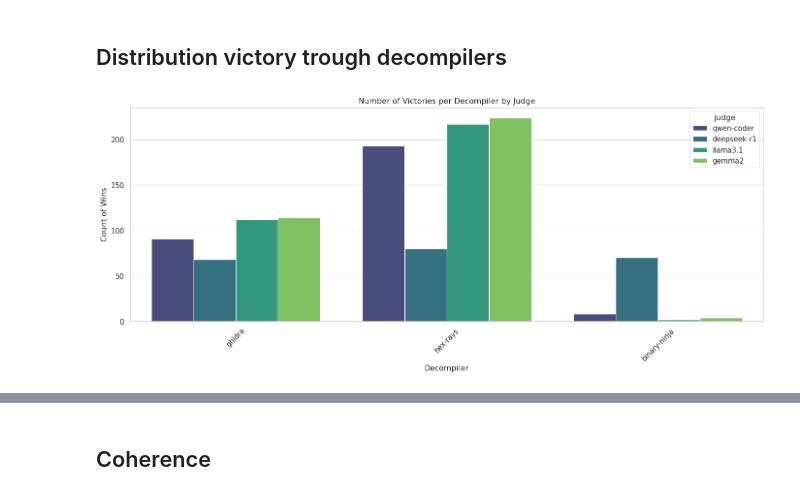
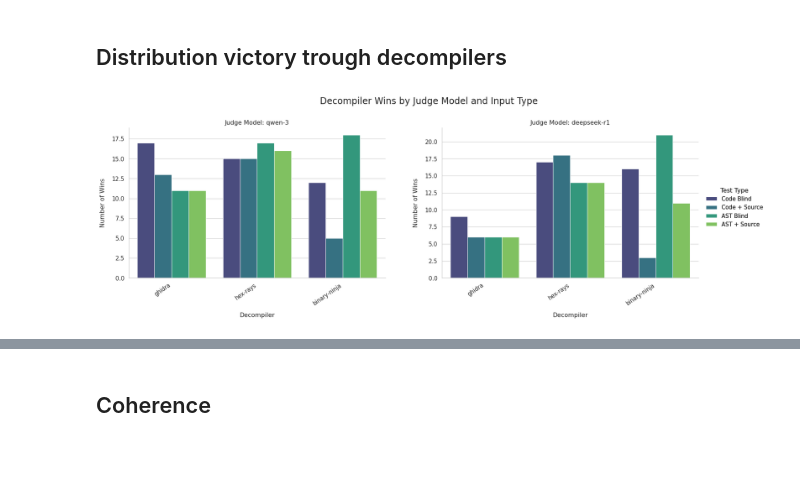
Before and after one commit to Lurpigi/msc-thesis-LLMs-to-rank-decompilers, a Jupyter notebook: final_db.ipynb, the cells around one changed output, grey strips where cells are left out. Drawn from its saved outputs; the diff is of its cells as text; code cells hidden in the pictures; blank space fills up the shorter version.

```diff
--- a/final_db.ipynb
+++ b/final_db.ipynb
@@ -40,6 +41,7 @@ def load_dogbolt_data(path):
                 'decompiler_A': item.get('decompiler_A'),
                 'decompiler_B': item.get('decompiler_B'),
                 'winner': item.get('winner'),
+                'winner_ast': item.get('winner_ast'),
                 'motivation': item.get('motivation', ''),
 
                 # Code Perplexity Metrics
@@ -75,7 +77,6 @@ def load_dogbolt_data(path):
 
     df = pd.DataFrame(rows)
 
-    # Convert numeric columns
     num_cols = ['perp_source', 'perp_A', 'perp_B',
                 'perp_ast_source', 'perp_ast_A', 'perp_ast_B',
                 'delta_perp', 'delta_perp_ast']
@@ -232,23 +227,71 @@ Loaded 1444 records.
 # %% [markdown]
 ## Distribution victory trough decompilers
 # %%
-wins = []
-for idx, row in df.iterrows():
-    w = row['clean_winner']
-    if w == 'A':
-        wins.append({'decompiler': row['decompiler_A'], 'judge': row['judge_model']})
-    elif w == 'B':
-        wins.append({'decompiler': row['decompiler_B'], 'judge': row['judge_model']})
+def prepare_faceted_data(df_all):
+    victory_map = {
+        'winner': 'Code Blind',
+        'winner_s': 'Code + Source',
+        'winner_ast': 'AST Blind',
+        'winner_ast_s': 'AST + Source'
+    }
 
-df_wins = pd.DataFrame(wins)
+    rows = []
+    for col, label in victory_map.items():
+        if col in df_all.columns:
+            for _, row in df_all.iterrows():
+                w = str(row[col]).strip().upper()
+                winner_name = None
 
-plt.figure(figsize=(14, 6))
-sns.countplot(data=df_wins, x='decompiler', hue='judge', palette='viridis')
-plt.title('Number of Victories per Decompiler by Judge')
-plt.xlabel('Decompiler')
-plt.ylabel('Count of Wins')
-plt.xticks(rotation=45)
-plt.tight_layout()
+                if w == 'A':
+                    winner_name = row['decompiler_A']
+                elif w == 'B':
+                    winner_name = row['decompiler_B']
+                elif w == 'TIE':
+                    winner_name = 'Tie'
+
+                if winner_name:
+                    rows.append({
+                        'Judge': row['judge_model'],
+                        'Decompiler': winner_name,
+                        'Test Type': label
+                    })
+
+    return pd.DataFrame(rows)
+
+
+df_faceted = prepare_faceted_data(df)
+
+g = sns.catplot(
+    data=df_faceted[df_faceted['Decompiler'] != 'Tie'],
+    x='Decompiler',
+    hue='Test Type',
+    col='Judge',
+    kind='count',
+    palette='viridis',
+    height=5.8,
+    aspect=1.25,
+    col_wrap=2,
+    sharey=False
+)
+
+g.set_axis_labels("Decompiler", "Number of Wins")
+g.set_titles("Judge Model: {col_name}")
+g.add_legend(title="Test Type")
+
+for ax in g.axes.flat:
+    ax.set_xlabel("Decompiler", labelpad=12)
+    ax.set_ylabel("Number of Wins", labelpad=12)
+    for tick in ax.get_xticklabels():
+        tick.set_rotation(35)
+        tick.set_ha('right')
+
+g.figure.subplots_adjust(top=0.84, bottom=0.16, hspace=0.40, wspace=0.22)
+g.figure.suptitle("Decompiler Wins by Judge Model and Input Type", fontsize=17)
+
 plt.show()
+
+print("\n--- Detailed analysis (wins by Judge and Decompiler) ---")
+summary = df_faceted.groupby(['Judge', 'Test Type', 'Decompiler']).size().unstack(fill_value=0)
+print(summary)
 # %% [output]
-[figure, old version]
+[figure, new version]
```
Also changed, not shown: parts of 10 cells of this notebook, 19 other files.
